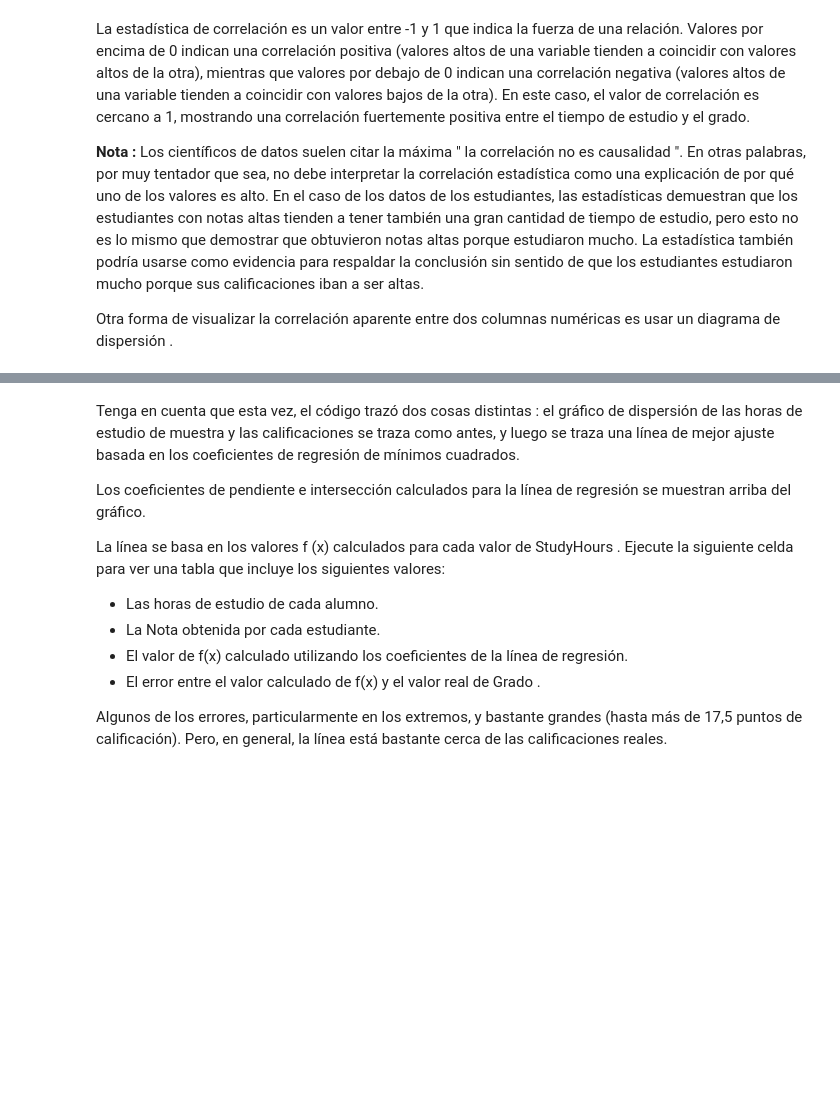
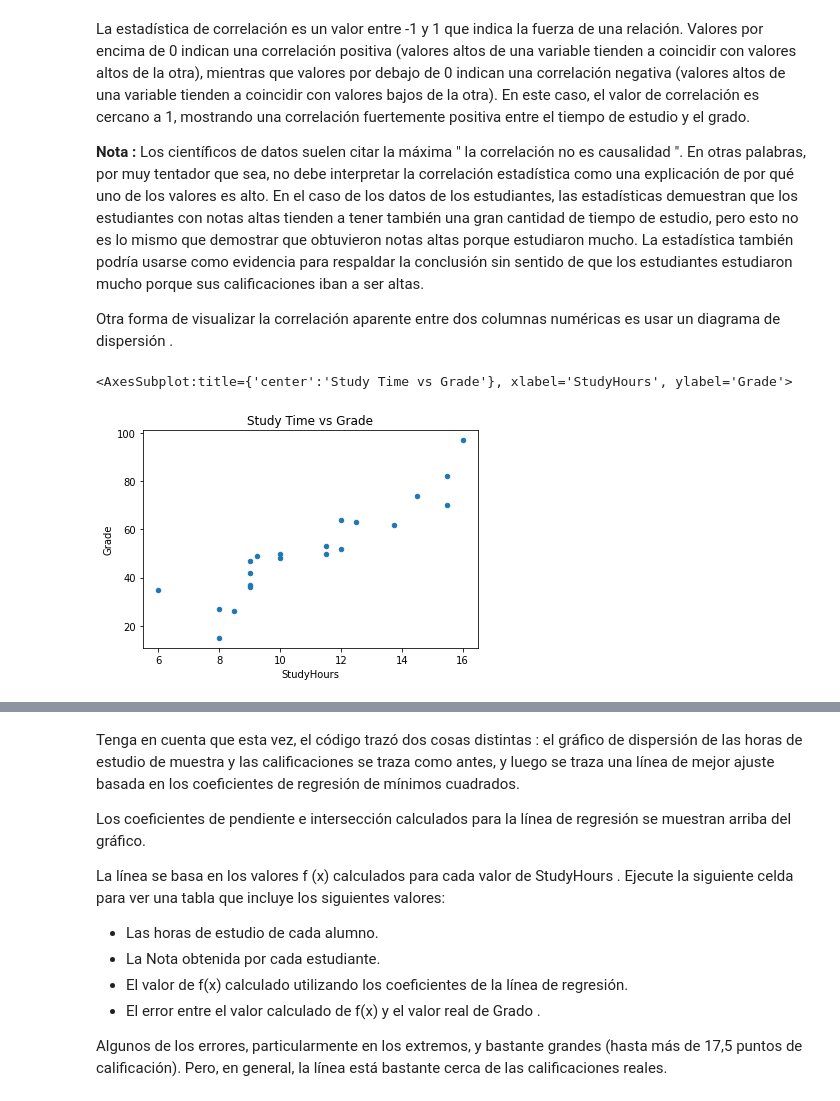
Before and after one commit to JuanCamilo18/Exploracion_AD, a Jupyter notebook: S03_Exploracion_AD.ipynb, the cells around one changed output, grey strips where cells are left out. Drawn from its saved outputs; the diff is of its cells as text; code cells hidden in the pictures; blank space fills up the shorter version.

```diff
--- a/S03_Exploracion_AD.ipynb
+++ b/S03_Exploracion_AD.ipynb
@@ -338,6 +366,12 @@ La estadística de correlación es un valor entre -1 y 1 que indica la fuerza de
 **Nota :** Los científicos de datos suelen citar la máxima " la correlación no es causalidad ". En otras palabras, por muy tentador que sea, no debe interpretar la correlación estadística como una explicación de por qué uno de los valores es alto. En el caso de los datos de los estudiantes, las estadísticas demuestran que los estudiantes con notas altas tienden a tener también una gran cantidad de tiempo de estudio, pero esto no es lo mismo que demostrar que obtuvieron notas altas porque estudiaron mucho. La estadística también podría usarse como evidencia para respaldar la conclusión sin sentido de que los estudiantes estudiaron mucho porque sus calificaciones iban a ser altas.
 
 Otra forma de visualizar la correlación aparente entre dos columnas numéricas es usar un diagrama de dispersión .
+# %%
+# Create a scatter plot
+df_sample.plot.scatter(title='Study Time vs Grade', x='StudyHours', y='Grade')
+# %% [output]
+<AxesSubplot:title={'center':'Study Time vs Grade'}, xlabel='StudyHours', ylabel='Grade'>
+[figure, added]
 # %% [markdown]
 Una vez más, parece que hay un patrón perceptible en el que los estudiantes que estudiaron la mayor cantidad de horas son también los estudiantes que obtuvieron las calificaciones más altas.
 
```
Also changed, not shown: parts of 9 cells of this notebook.
